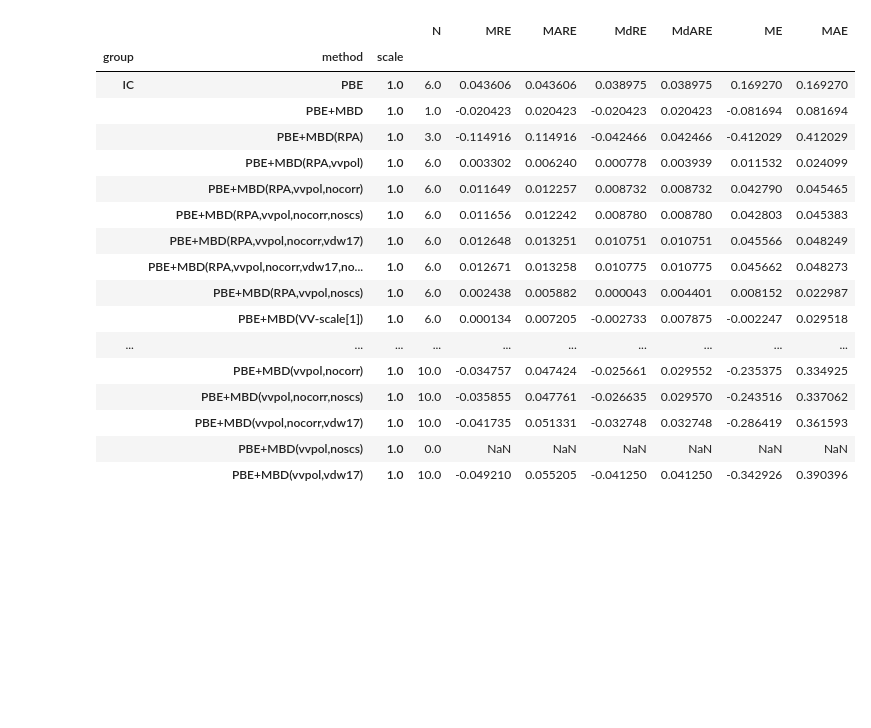
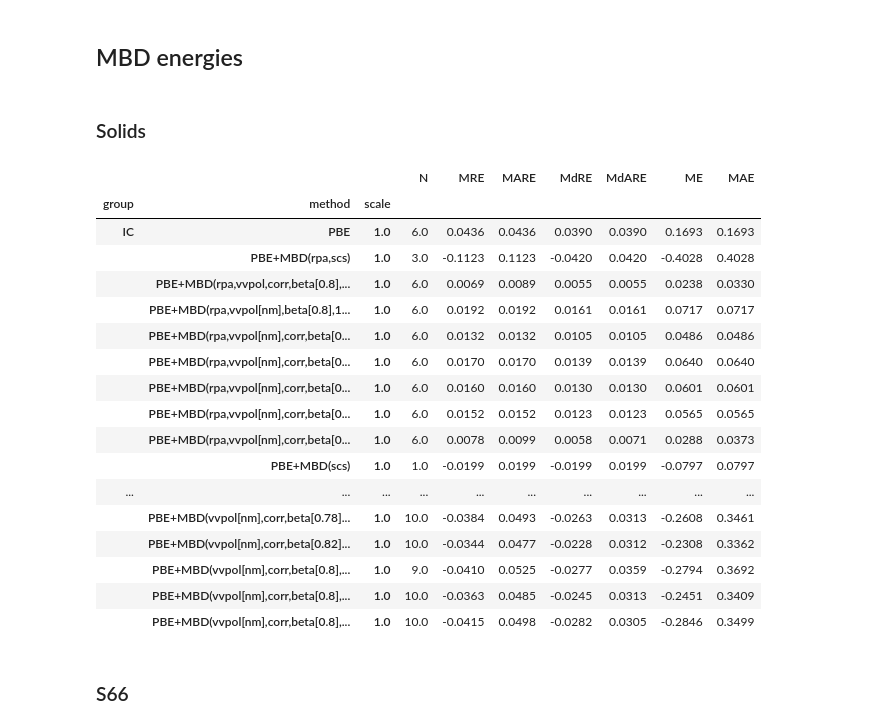
Before and after one commit to azag0/mbd-vv, a Jupyter notebook: notebooks/2018-01-24-datasets.ipynb, the cells around one changed output. Drawn from its saved outputs; the diff is of its cells as text; code cells hidden in the pictures; blank space fills up the shorter version.

```diff
--- a/notebooks/2018-01-24-datasets.ipynb
+++ b/notebooks/2018-01-24-datasets.ipynb
@@ -147,0 +210,9 @@ def mbd_rsscs(mbd_calc, coords, alpha_0, C6, R_vdw, beta, lattice=None,
+# %%
+with app.context():
+    _df, _ds = app.get('solids')
+_df = _df['solids']
+# %%
+solids_pts = pd.concat(
+    dict(_df.gridfile.loc[:, 1., 'crystal'].apply(lambda x: pd.read_hdf(x))),
+    names=('label', 'i_point')
+)['i_atom part_weight rho rho_grad_norm'.split()]
@@ -148 +370,3 @@ def mbd_rsscs(mbd_calc, coords, alpha_0, C6, R_vdw, beta, lattice=None,
+# %% [markdown]
+## MBD energies
 # %%
@@ -203,3 +476,5 @@ def all_mbd_variants(calc, data, variants):
+# %% [markdown]
+### Solids
 # %%
 def calculate_solids(variants):
     with app.context():
@@ -254,35 +517,61 @@ dataframe, dataset = calculate_solids(variants)
+# %%
+_variants = [
+    {'scs': True},
+    {'rpa': True, 'scs': True},
+    {'vvpol': 'nm', 'corr': True, 'beta': 0.8, 'vdw17base': True, 'vdw': 'BG'},
+    {'vvpol': '', 'corr': True, 'beta': 0.8, 'vdw17base': True, 'vdw': 'BG'},
+    {'vvpol': 'nm', 'beta': 0.8, 'vdw17base': True, 'vdw': 'BG'},
+    {'vvpol': 'nm', 'corr': True, 'beta': 0.8, 'vdw': 'BG'},
+    {'vvpol': 'nm', 'corr': True, 'beta': 0.8, 'vdw17base': True},
+    {'vvpol': 'nm', 'corr': True, 'beta': 0.82, 'vdw17base': True, 'vdw': 'BG'},
+    {'vvpol': 'nm', 'corr': True, 'beta': 0.78, 'vdw17base': True, 'vdw': 'BG'},
+    {'rpa': True, 'vvpol': 'nm', 'corr': True, 'beta': 0.8, 'vdw17base': True, 'vdw': 'BG'},
+    {'rpa': True, 'vvpol': '', 'corr': True, 'beta': 0.8, 'vdw17base': True, 'vdw': 'BG'},
+    {'rpa': True, 'vvpol': 'nm', 'beta': 0.8, 'vdw17base': True, 'vdw': 'BG'},
+    {'rpa': True, 'vvpol': 'nm', 'corr': True, 'beta': 0.8, 'vdw': 'BG'},
+    {'rpa': True, 'vvpol': 'nm', 'corr': True, 'beta': 0.8, 'vdw17base': True},
+    {'rpa': True, 'vvpol': 'nm', 'corr': True, 'beta': 0.82, 'vdw17base': True, 'vdw': 'BG'},
+    {'rpa': True, 'vvpol': 'nm', 'corr': True, 'beta': 0.78, 'vdw17base': True, 'vdw': 'BG'},
+]
+_df, _ds = calculate_solids(_variants)
 # %%
 def add_group(x, ds):
     return x.assign(group=ds.df.loc(0)[x.name[:2]].group)
 
-(
-    dataframe
-    .groupby('label scale'.split()).apply(ene_int, dataset)
+_res = (
+    pd.concat([_df]).loc[lambda x: ~x.index.duplicated('last')]
+    .groupby('label scale'.split()).apply(ene_int, _ds)
     .apply(ene_dft_vdw, 1).stack(dropna=False)
     .pipe(lambda x: x*ev).to_frame('ene')
-    .groupby('label scale'.split()).apply(ref_delta, dataset)
-    .groupby('label scale'.split()).apply(add_group, dataset)
+    .groupby('label scale'.split()).apply(ref_delta, _ds)
+    .groupby('label scale'.split()).apply(add_group, _ds)
     .groupby('group method scale'.split()).apply(ds_stat)
+    .round(4)
 )
+
+_res.to_csv('../results/solids-energies.csv')
+_res
 # %% [output]
 |  |  |  | N | MRE | MARE | MdRE | MdARE | ME | MAE |
 | group | method | scale |  |  |  |  |  |  |  |
-| IC | PBE | 1.0 | 6.0 | 0.043606 | 0.043606 | 0.038975 | 0.038975 | 0.169270 | 0.169270 |
-|  | PBE+MBD | 1.0 | 1.0 | -0.020423 | 0.020423 | -0.020423 | 0.020423 | -0.081694 | 0.081694 |
-|  | PBE+MBD(RPA) | 1.0 | 3.0 | -0.114916 | 0.114916 | -0.042466 | 0.042466 | -0.412029 | 0.412029 |
-|  | PBE+MBD(RPA,vvpol) | 1.0 | 6.0 | 0.003302 | 0.006240 | 0.000778 | 0.003939 | 0.011532 | 0.024099 |
-|  | PBE+MBD(RPA,vvpol,nocorr) | 1.0 | 6.0 | 0.011649 | 0.012257 | 0.008732 | 0.008732 | 0.042790 | 0.045465 |
-|  | PBE+MBD(RPA,vvpol,nocorr,noscs) | 1.0 | 6.0 | 0.011656 | 0.012242 | 0.008780 | 0.008780 | 0.042803 | 0.045383 |
-|  | PBE+MBD(RPA,vvpol,nocorr,vdw17) | 1.0 | 6.0 | 0.012648 | 0.013251 | 0.010751 | 0.010751 | 0.045566 | 0.048249 |
-|  | PBE+MBD(RPA,vvpol,nocorr,vdw17,no... | 1.0 | 6.0 | 0.012671 | 0.013258 | 0.010775 | 0.010775 | 0.045662 | 0.048273 |
-|  | PBE+MBD(RPA,vvpol,noscs) | 1.0 | 6.0 | 0.002438 | 0.005882 | 0.000043 | 0.004401 | 0.008152 | 0.022987 |
-|  | PBE+MBD(VV-scale[1]) | 1.0 | 6.0 | 0.000134 | 0.007205 | -0.002733 | 0.007875 | -0.002247 | 0.029518 |
+| IC | PBE | 1.0 | 6.0 | 0.0436 | 0.0436 | 0.0390 | 0.0390 | 0.1693 | 0.1693 |
+|  | PBE+MBD(rpa,scs) | 1.0 | 3.0 | -0.1123 | 0.1123 | -0.0420 | 0.0420 | -0.4028 | 0.4028 |
+|  | PBE+MBD(rpa,vvpol,corr,beta[0.8],... | 1.0 | 6.0 | 0.0069 | 0.0089 | 0.0055 | 0.0055 | 0.0238 | 0.0330 |
+|  | PBE+MBD(rpa,vvpol[nm],beta[0.8],1... | 1.0 | 6.0 | 0.0192 | 0.0192 | 0.0161 | 0.0161 | 0.0717 | 0.0717 |
+|  | PBE+MBD(rpa,vvpol[nm],corr,beta[0... | 1.0 | 6.0 | 0.0132 | 0.0132 | 0.0105 | 0.0105 | 0.0486 | 0.0486 |
+|  | PBE+MBD(rpa,vvpol[nm],corr,beta[0... | 1.0 | 6.0 | 0.0170 | 0.0170 | 0.0139 | 0.0139 | 0.0640 | 0.0640 |
+|  | PBE+MBD(rpa,vvpol[nm],corr,beta[0... | 1.0 | 6.0 | 0.0160 | 0.0160 | 0.0130 | 0.0130 | 0.0601 | 0.0601 |
+|  | PBE+MBD(rpa,vvpol[nm],corr,beta[0... | 1.0 | 6.0 | 0.0152 | 0.0152 | 0.0123 | 0.0123 | 0.0565 | 0.0565 |
+|  | PBE+MBD(rpa,vvpol[nm],corr,beta[0... | 1.0 | 6.0 | 0.0078 | 0.0099 | 0.0058 | 0.0071 | 0.0288 | 0.0373 |
+|  | PBE+MBD(scs) | 1.0 | 1.0 | -0.0199 | 0.0199 | -0.0199 | 0.0199 | -0.0797 | 0.0797 |
 | ... | ... | ... | ... | ... | ... | ... | ... | ... | ... |
-|  | PBE+MBD(vvpol,nocorr) | 1.0 | 10.0 | -0.034757 | 0.047424 | -0.025661 | 0.029552 | -0.235375 | 0.334925 |
-|  | PBE+MBD(vvpol,nocorr,noscs) | 1.0 | 10.0 | -0.035855 | 0.047761 | -0.026635 | 0.029570 | -0.243516 | 0.337062 |
-|  | PBE+MBD(vvpol,nocorr,vdw17) | 1.0 | 10.0 | -0.041735 | 0.051331 | -0.032748 | 0.032748 | -0.286419 | 0.361593 |
-|  | PBE+MBD(vvpol,noscs) | 1.0 | 0.0 | NaN | NaN | NaN | NaN | NaN | NaN |
-|  | PBE+MBD(vvpol,vdw17) | 1.0 | 10.0 | -0.049210 | 0.055205 | -0.041250 | 0.041250 | -0.342926 | 0.390396 |
+|  | PBE+MBD(vvpol[nm],corr,beta[0.78]... | 1.0 | 10.0 | -0.0384 | 0.0493 | -0.0263 | 0.0313 | -0.2608 | 0.3461 |
+|  | PBE+MBD(vvpol[nm],corr,beta[0.82]... | 1.0 | 10.0 | -0.0344 | 0.0477 | -0.0228 | 0.0312 | -0.2308 | 0.3362 |
+|  | PBE+MBD(vvpol[nm],corr,beta[0.8],... | 1.0 | 9.0 | -0.0410 | 0.0525 | -0.0277 | 0.0359 | -0.2794 | 0.3692 |
+|  | PBE+MBD(vvpol[nm],corr,beta[0.8],... | 1.0 | 10.0 | -0.0363 | 0.0485 | -0.0245 | 0.0313 | -0.2451 | 0.3409 |
+|  | PBE+MBD(vvpol[nm],corr,beta[0.8],... | 1.0 | 10.0 | -0.0415 | 0.0498 | -0.0282 | 0.0305 | -0.2846 | 0.3499 |
+# %% [markdown]
+### S66
 # %%
 def calculate_s66(variants):
     with app.context():
```
Also changed, not shown: parts of 22 cells of this notebook, 12 other files.
